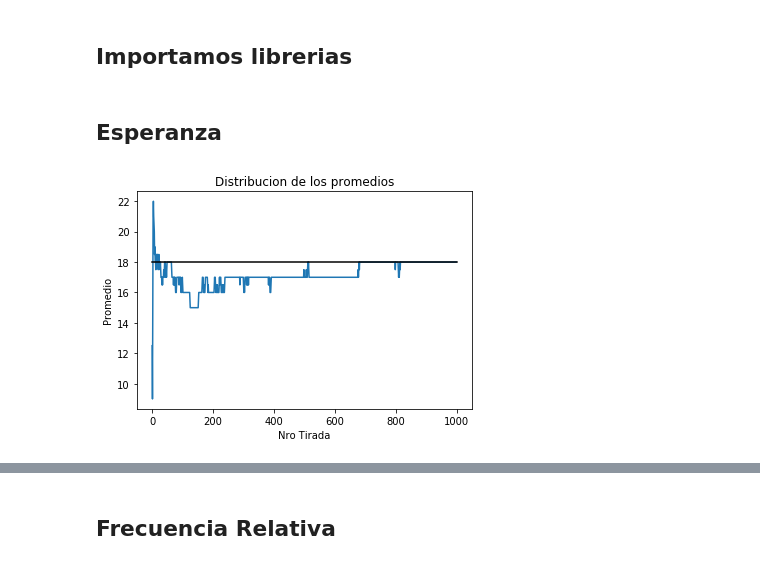
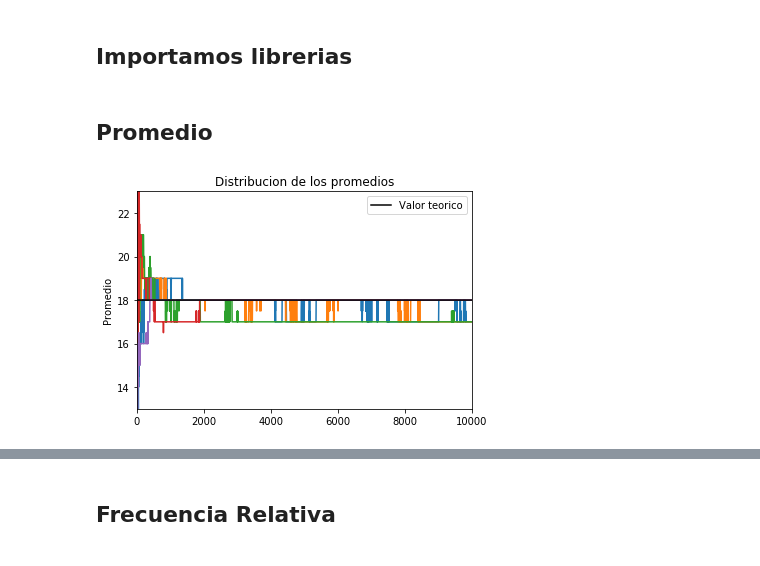
Before and after one commit to alejaz92/facultad, a Jupyter notebook: Version 2.ipynb, the cells around one changed output, grey strips where cells are left out. Saved outputs shown, nothing was run; the diff lists cells and outputs as text; code cells hidden in the pictures.

Commit message:
correccion en la generacion del promedio

```diff
--- a/Version 2.ipynb
+++ b/Version 2.ipynb
@@ -6,34 +6,38 @@
 import numpy as np
 import matplotlib.pyplot as plt
 # %% [markdown]
-## Esperanza
+## Promedio
 # %%
-si = 1000  # Tamaño de la muestra
-ex = 1  # Cantidad de experimentos
+si = 10000  # Tamaño de la muestra
+ex = 5 # Cantidad de experimentos
 vi = 0 # Valor inicial
 vf = 36 # Valor Final
-et = (vf - vi)/2
+et = (vf-vi)/2 # Esperanza teorica
 med_et = []
+
 
 for i in range(0, ex):
     res = np.random.randint(low= vi, high= vf, size= si)
-    prom = [res[0], res[1]]
-    media = [np.median(prom)]
+    prom = [res[0]]
+    media = [np.mean(prom)]
 
     for idx, val in enumerate(res):
         if idx > 1:
             prom.append(val)
             med = np.median(prom)
             media.append(med)
     plt.plot(media)
 
+
+
 for idx, val in enumerate(res):
     med_et.append(et)
 
-plt.plot(med_et, color= 'black')
+plt.plot(med_et, color= 'black', label= "Valor teorico")
+plt.axis([0, si, et - 5, et + 5])
 plt.title("Distribucion de los promedios")
-plt.xlabel("Nro Tirada")
 plt.ylabel("Promedio")
+plt.legend(loc="upper right")
 plt.show()
 # %% [output]
-[figure, old version]
+[figure, new version]
```
Also changed, not shown: parts of 5 cells of this notebook, 1 other file.
